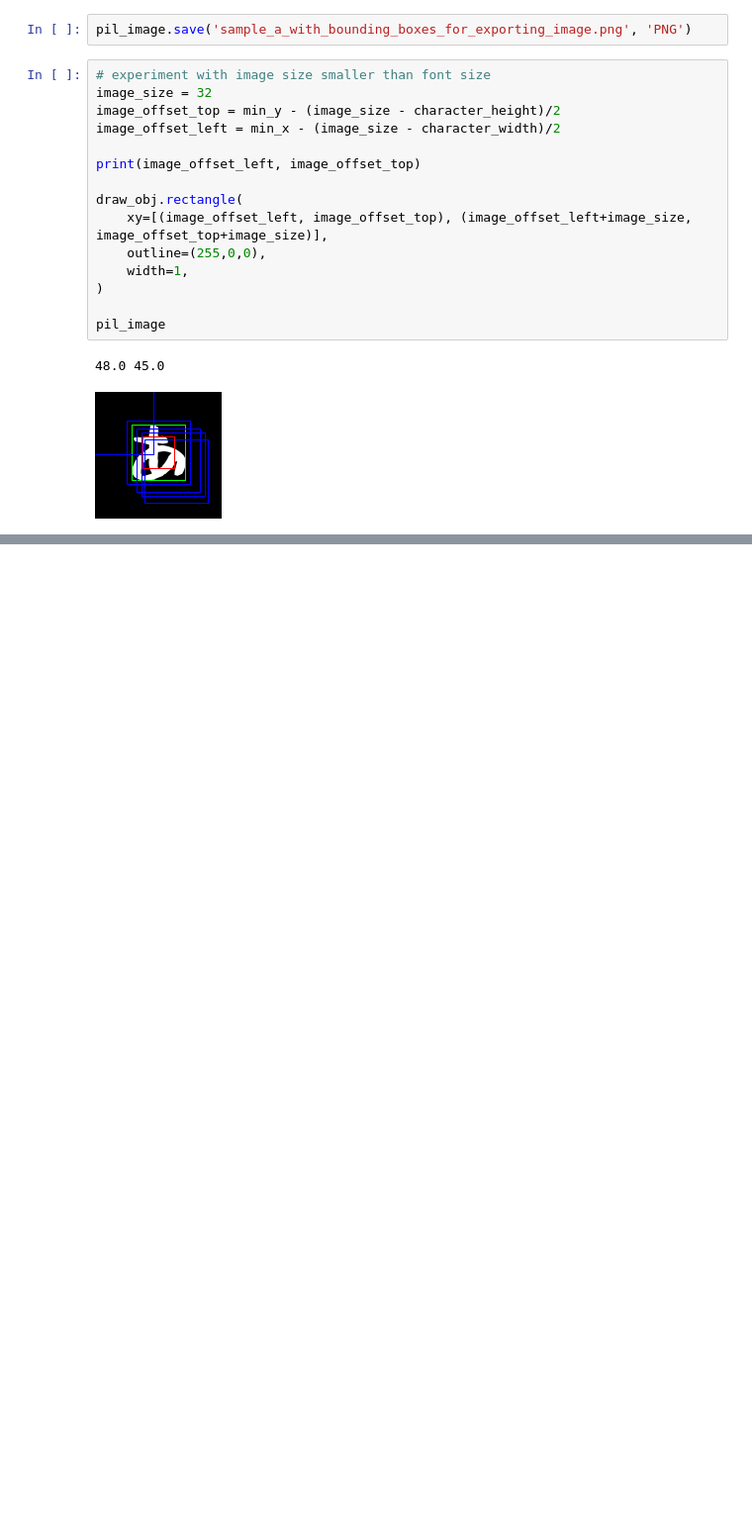
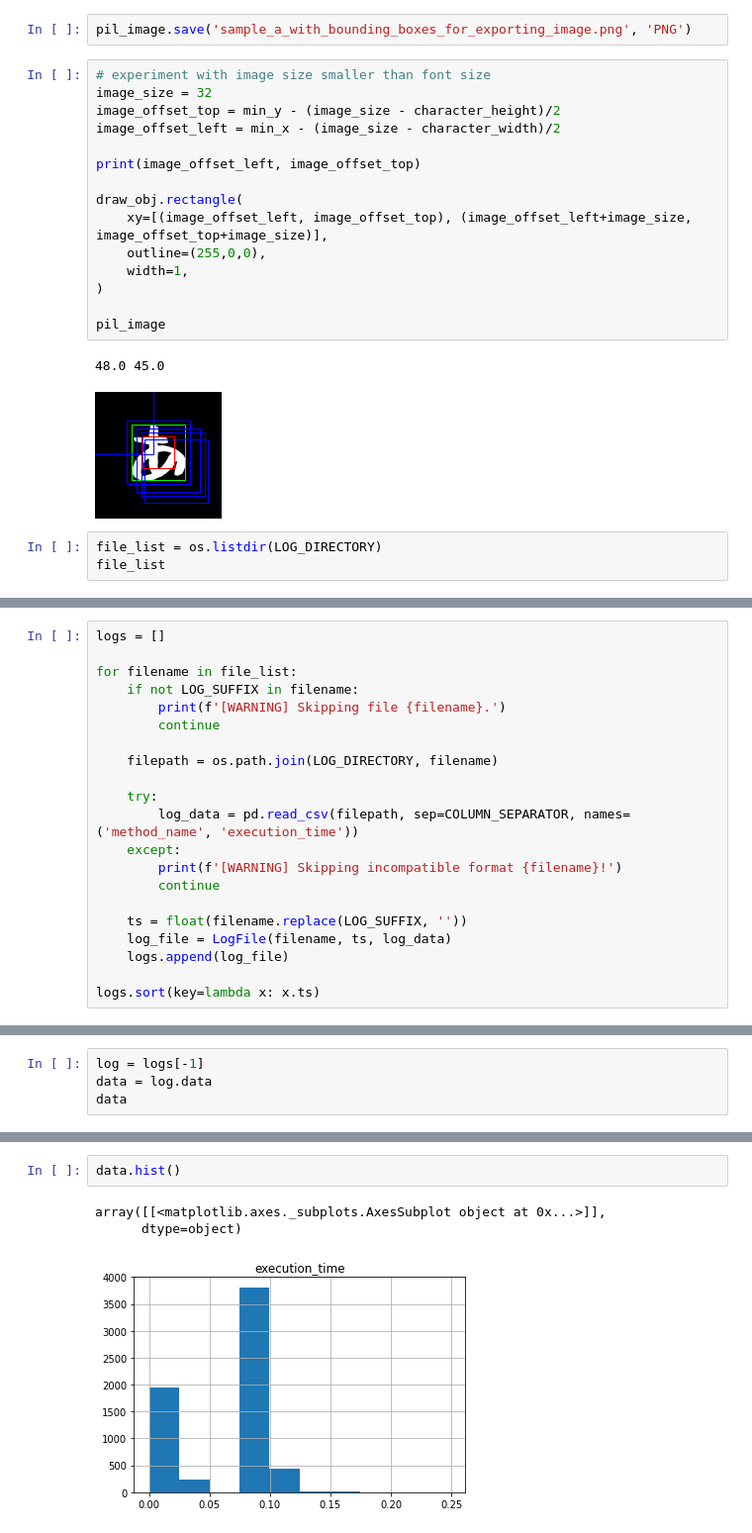
Before and after one commit to ichisadashioko/hiragana-recognition, a Jupyter notebook: note.ipynb, the cells around one changed output, grey strips where cells are left out. Shown at 99% size. Saved outputs shown, nothing was run; the diff lists cells and outputs as text; blank space fills up the shorter version.

Commit message:
:rocket: basic visualize log

```diff
--- a/note.ipynb
+++ b/note.ipynb
@@ -185,3 +186,6 @@ pil_image
 # %% [output]
 48.0 45.0
 [figure]
+# %%
+file_list = os.listdir(LOG_DIRECTORY)
+file_list
@@ -187,0 +201,21 @@ pil_image
+# %%
+logs = []
+
+for filename in file_list:
+    if not LOG_SUFFIX in filename:
+        print(f'[WARNING] Skipping file {filename}.')
+        continue
+
+    filepath = os.path.join(LOG_DIRECTORY, filename)
+
+    try:
+        log_data = pd.read_csv(filepath, sep=COLUMN_SEPARATOR, names=('method_name', 'execution_time'))
+    except:
+        print(f'[WARNING] Skipping incompatible format {filename}!')
+        continue
+
+    ts = float(filename.replace(LOG_SUFFIX, ''))
+    log_file = LogFile(filename, ts, log_data)
+    logs.append(log_file)
+
+logs.sort(key=lambda x: x.ts)
@@ -187,0 +233,4 @@ pil_image
+# %%
+log = logs[-1]
+data = log.data
+data
@@ -187,0 +251,6 @@ pil_image
+# %%
+data.hist()
+# %% [output]
+array([[<matplotlib.axes._subplots.AxesSubplot object at 0x...>]],
+      dtype=object)
+[figure, added]
```
Also changed, not shown: parts of 21 cells of this notebook, 5 other files.
